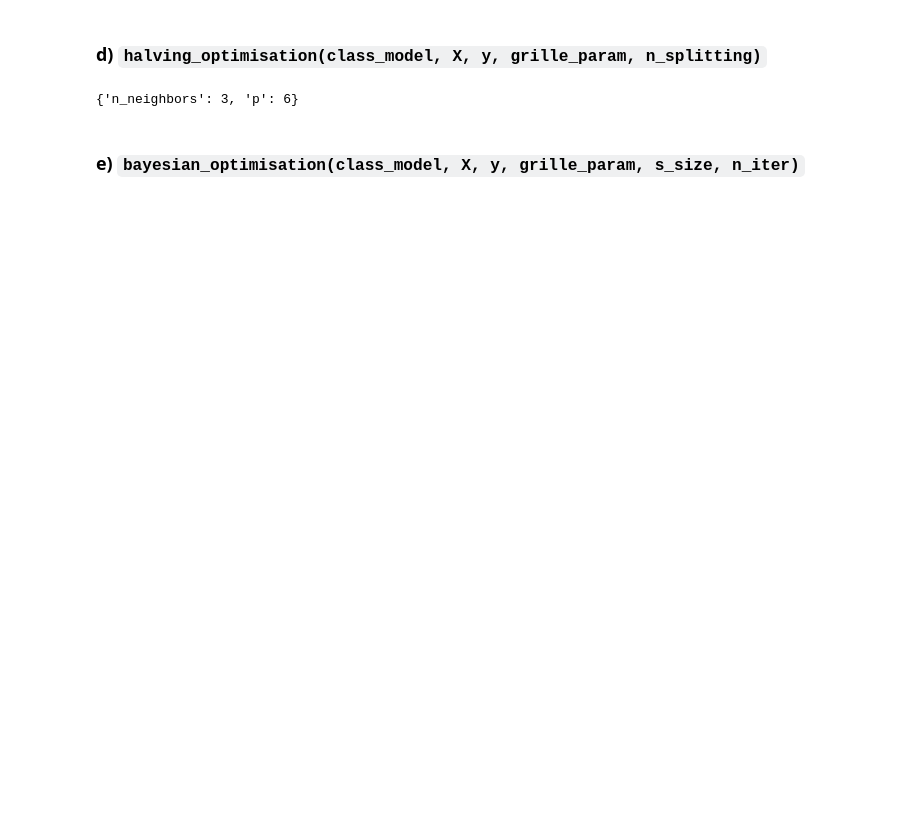
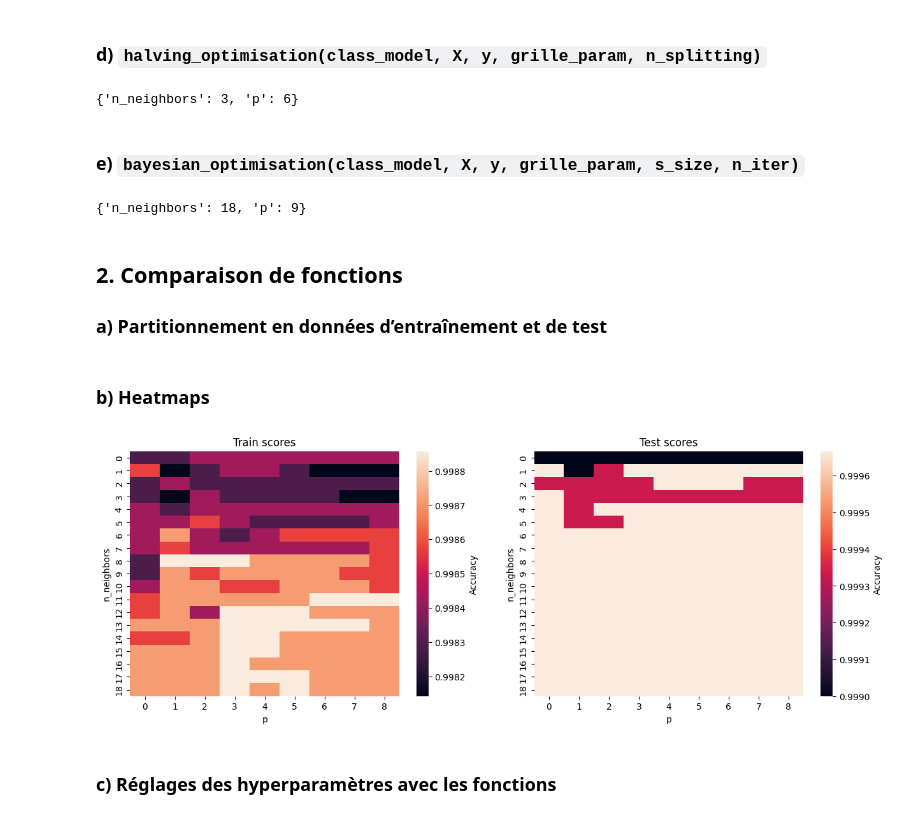
Before and after one commit to T-amairi/IFT870, a Jupyter notebook: TP3/tp3.ipynb, the cells around one changed output. Cells and saved outputs as stored; diff of their text form; code cells hidden in the pictures; blank space fills up the shorter version.

```diff
--- a/TP3/tp3.ipynb
+++ b/TP3/tp3.ipynb
@@ -213,0 +262,52 @@ def bayesian_optimisation(class_model, X, y, grille_param, s_size, n_iter):
+# %%
+# test
+s_size = 5
+n_iter = 100
+bayesian_optimisation(class_model, X, y, grille_param, s_size, n_iter)
+# %% [output]
+{'n_neighbors': 18, 'p': 9}
+# %% [markdown]
+## 2. Comparaison de fonctions
+### a) Partitionnement en données d’entraînement et de test
+# %%
+from sklearn.model_selection import train_test_split
+
+# use sklearn function to split into 70% train / 30% test set
+XTrain, XTest, yTrain, yTest = train_test_split(X, y, test_size=0.3)
+# %% [markdown]
+### b) Heatmaps
+# %%
+# parameters
+class_model = KNeighborsClassifier()
+n_neighbors = range(1,20)
+P = range(1,10)
+
+# to store scores
+trainScore, testScore = np.zeros((len(n_neighbors), len(P))), np.zeros((len(n_neighbors), len(P)))
+
+# get all the scores
+for i, n in enumerate(n_neighbors):
+    for j, p in enumerate(P):
+        # get train scores using cv
+        trainScore[i,j] = model_score(class_model, XTrain, yTrain, {'n_neighbors': n, 'p': p})
+        # get test scores
+        testScore[i,j] = class_model.score(XTest, yTest)
+
+# set subplot
+fig, (ax1, ax2) = plt.subplots(1,2, figsize=(15, 5))
+
+# add titles
+ax1.set_title('Train scores');
+ax2.set_title('Test scores');
+
+# plot heatmaps
+heatMapTrain = sns.heatmap(trainScore, ax = ax1, cbar_kws={'label': 'Accuracy'}, annot=True);
+heatMapTest = sns.heatmap(testScore, ax = ax2, cbar_kws={'label': 'Accuracy'}, annot=True);
+
+# add labels
+heatMapTrain.set(xlabel='p', ylabel='n_neighbors');
+heatMapTest.set(xlabel='p', ylabel='n_neighbors');
+# %% [output]
+[figure, added]
+# %% [markdown]
+### c) Réglages des hyperparamètres avec les fonctions
```
Also changed, not shown: parts of 6 cells of this notebook.
